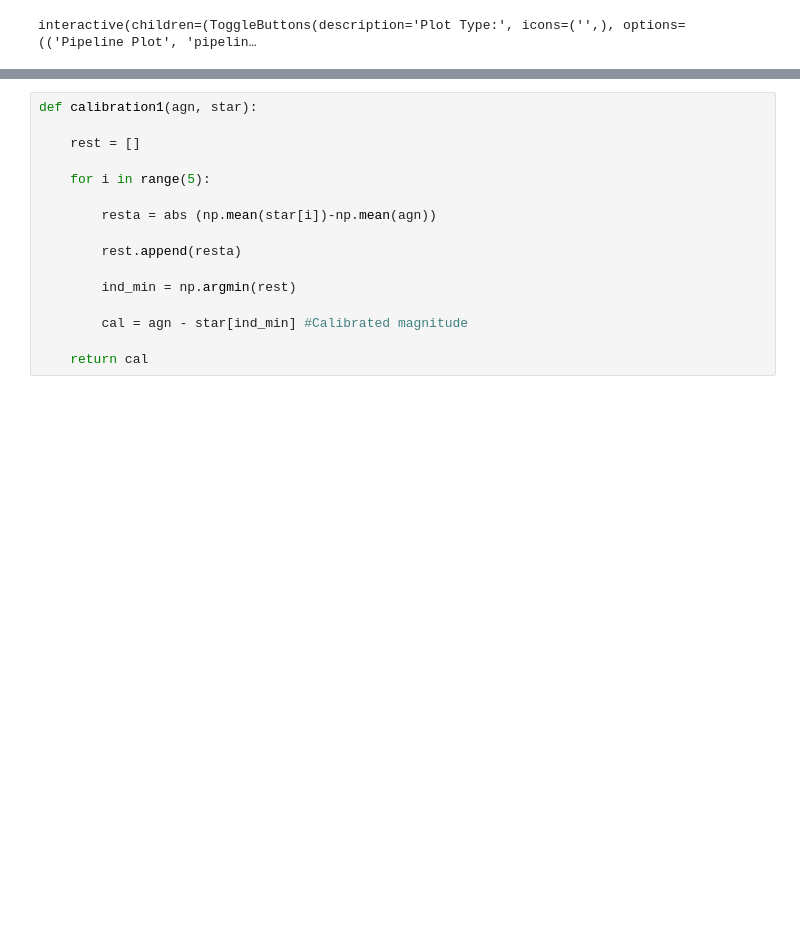
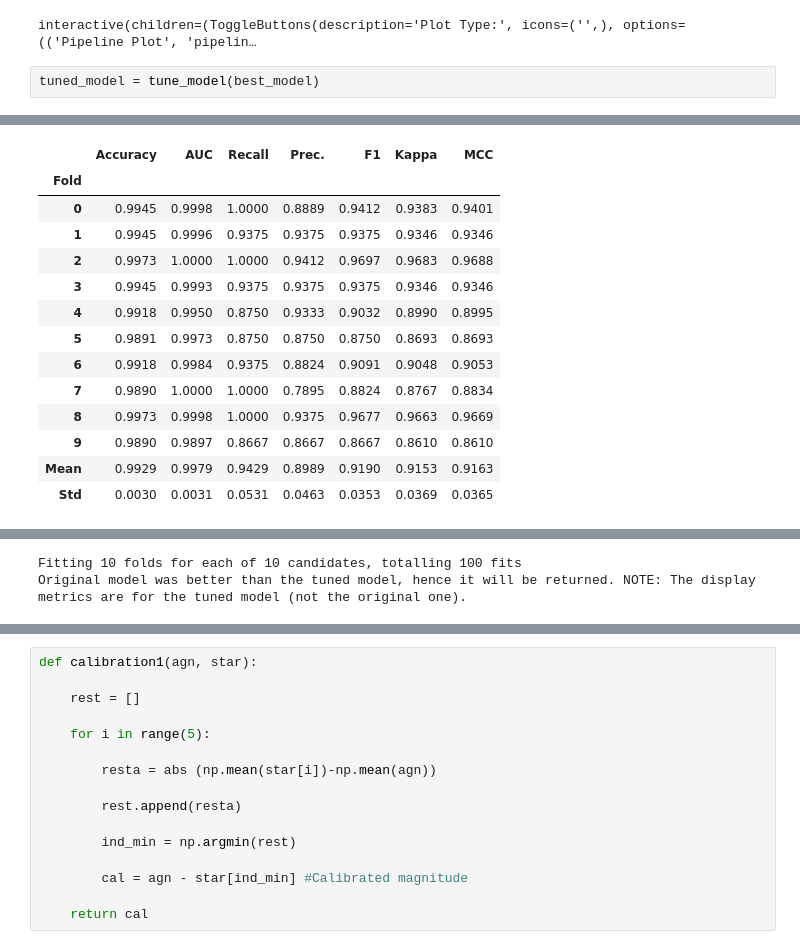
Before and after one commit to manulv96/Tesis, a Jupyter notebook: AGNs_classification_autoML.ipynb, the cells around one changed output, grey strips where cells are left out. Drawn from its saved outputs; the diff is of its cells as text; blank space fills up the shorter version.

```diff
--- a/AGNs_classification_autoML.ipynb
+++ b/AGNs_classification_autoML.ipynb
@@ -364,3 +358,6 @@ plot_model(best_model, plot = 'feature')
 evaluate_model(best_model)
 # %% [output]
 interactive(children=(ToggleButtons(description='Plot Type:', icons=('',), options=(('Pipeline Plot', 'pipelin…
+# %%
+tuned_model = tune_model(best_model)
+# %% [output]
@@ -366,0 +365,14 @@ interactive(children=(ToggleButtons(description='Plot Type:', icons=('',), optio
+|  | Accuracy | AUC | Recall | Prec. | F1 | Kappa | MCC |
+| Fold |  |  |  |  |  |  |  |
+| 0 | 0.9945 | 0.9998 | 1.0000 | 0.8889 | 0.9412 | 0.9383 | 0.9401 |
+| 1 | 0.9945 | 0.9996 | 0.9375 | 0.9375 | 0.9375 | 0.9346 | 0.9346 |
+| 2 | 0.9973 | 1.0000 | 1.0000 | 0.9412 | 0.9697 | 0.9683 | 0.9688 |
+| 3 | 0.9945 | 0.9993 | 0.9375 | 0.9375 | 0.9375 | 0.9346 | 0.9346 |
+| 4 | 0.9918 | 0.9950 | 0.8750 | 0.9333 | 0.9032 | 0.8990 | 0.8995 |
+| 5 | 0.9891 | 0.9973 | 0.8750 | 0.8750 | 0.8750 | 0.8693 | 0.8693 |
+| 6 | 0.9918 | 0.9984 | 0.9375 | 0.8824 | 0.9091 | 0.9048 | 0.9053 |
+| 7 | 0.9890 | 1.0000 | 1.0000 | 0.7895 | 0.8824 | 0.8767 | 0.8834 |
+| 8 | 0.9973 | 0.9998 | 1.0000 | 0.9375 | 0.9677 | 0.9663 | 0.9669 |
+| 9 | 0.9890 | 0.9897 | 0.8667 | 0.8667 | 0.8667 | 0.8610 | 0.8610 |
+| Mean | 0.9929 | 0.9979 | 0.9429 | 0.8989 | 0.9190 | 0.9153 | 0.9163 |
+| Std | 0.0030 | 0.0031 | 0.0531 | 0.0463 | 0.0353 | 0.0369 | 0.0365 |
@@ -366,0 +380,2 @@ interactive(children=(ToggleButtons(description='Plot Type:', icons=('',), optio
+Fitting 10 folds for each of 10 candidates, totalling 100 fits
+Original model was better than the tuned model, hence it will be returned. NOTE: The display metrics are for the tuned model (not the original one).
```
Also changed, not shown: parts of 167 cells of this notebook, 2 other files.
